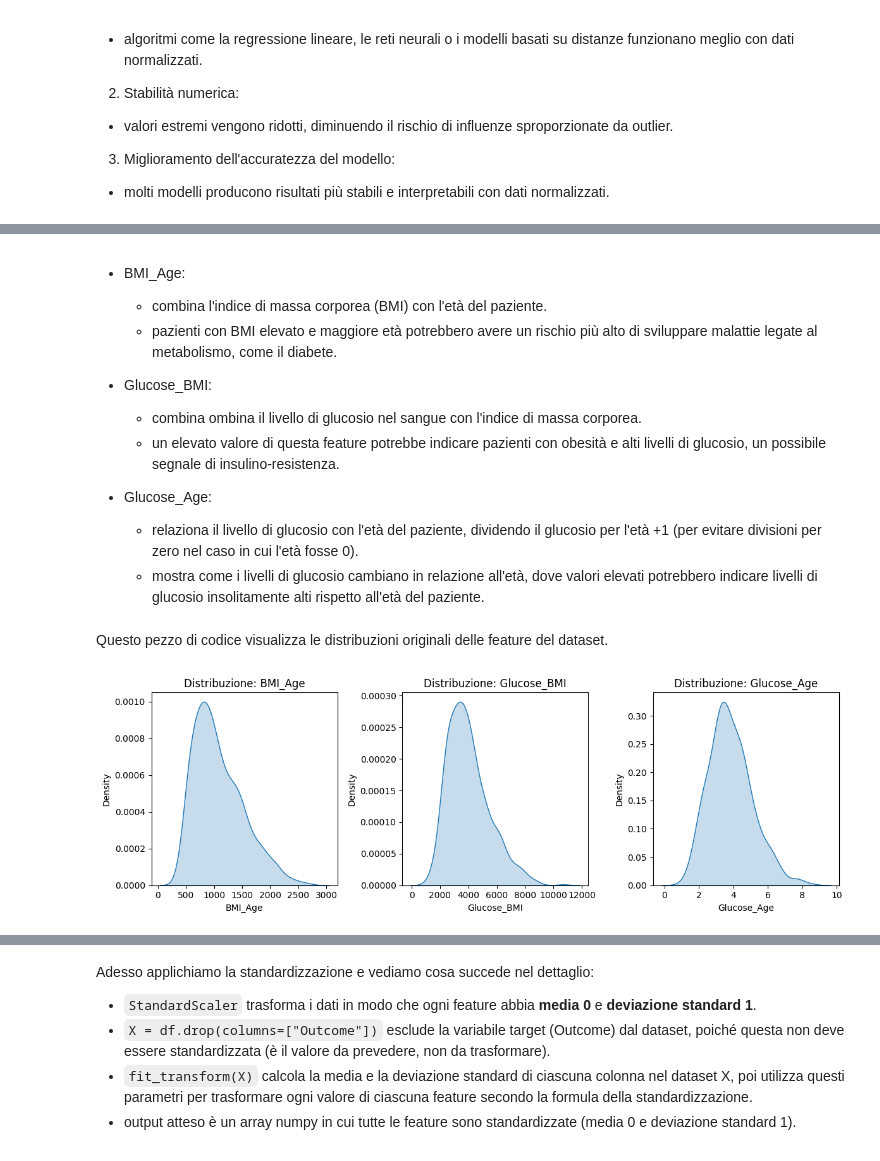
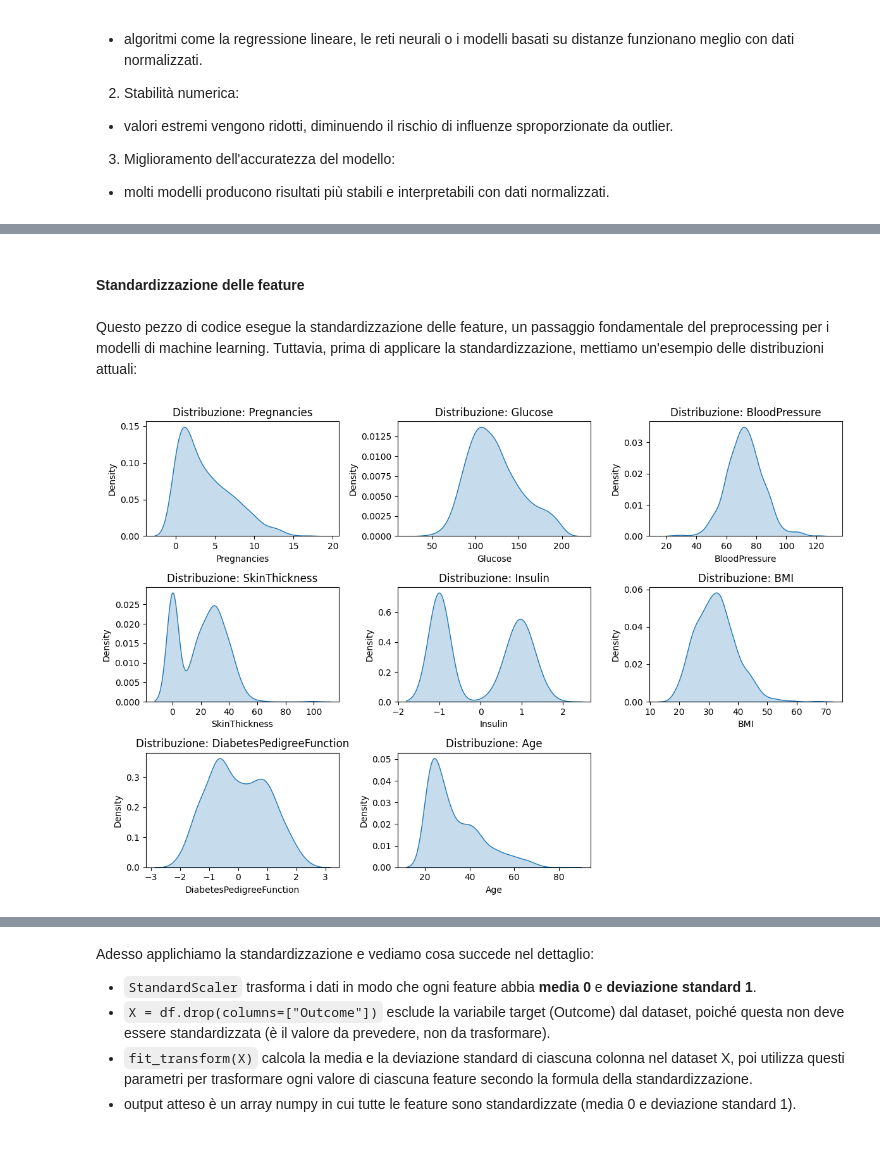
Before and after one commit to oleksandragolub/Progetto-Machine-Learning, a Jupyter notebook: progetto_machine_learning.ipynb, the cells around one changed output, grey strips where cells are left out. Saved outputs shown, nothing was run; the diff lists cells and outputs as text; code cells hidden in the pictures.

Commit message:
miglioramento ordine e osservazioni sulla fase iniziale + preprocessing

```diff
--- a/progetto_machine_learning.ipynb
+++ b/progetto_machine_learning.ipynb
@@ -251,8 +300,0 @@ Questo pezzo di codice crea dei grafici di densità (KDE - Kernel Density Estima
-# %%
-plt.figure(figsize=(12, 8))
-for i, col in enumerate(df.drop(columns=["Outcome"]).columns):
-    plt.subplot(3, 3, i+1)
-    sns.kdeplot(data=df, x=col, fill=True)
-    plt.title(col)
-plt.tight_layout()
-plt.show()
@@ -385,7 +370,7 @@ Passi successivi:
   - **output atteso** stampa il numero di valori nulli presenti nelle colonne dopo la sostituzione dei valori 0.
 # %%
 # Gestione valori mancanti: sostituisco 0 con NaN per le feature critiche
-columns_to_fix = ['Glucose', 'BloodPressure', 'SkinThickness', 'Insulin', 'BMI']
+columns_to_fix = ['Glucose', 'BloodPressure', 'BMI']
 df[columns_to_fix] = df[columns_to_fix].replace(0, np.nan)
 
 print("Valori nulli dopo aver sostituito 0 con NaN:")
@@ -423,8 +423,10 @@ Questo pezzo di codice si occupa dell'imputazione dei valori mancanti (NaN) util
     - `df.isnull().sum()` conta i valori mancanti in ogni colonna dopo l'imputazione per assicurarsi che tutte le celle siano state correttamente riempite.
     - **output atteso** stampa del conteggio dei valori nulli dopo l'imputazione (sovrebbe risultare 0 valori nulli per tutte le colonne in columns_to_fix, indicando che tutti i valori mancanti sono stati sostituiti con stime).
 # %%
-# Imputazione con IterativeImputer
-imputer = IterativeImputer(max_iter=10, random_state=42)
+# Creiamo un IterativeImputer con limiti sui valori minimi
+imputer = IterativeImputer(max_iter=10, random_state=42, min_value=0)  # min_value=0 impedisce valori negativi
+
+# Applichiamo l'imputazione
 df[columns_to_fix] = imputer.fit_transform(df[columns_to_fix])
 
 # Controllo post-imputazione
@@ -509,39 +526,24 @@ Questo pezzo di codice crea nuove feature basate su combinazioni o interazioni t
-# %%
-# Creazione di nuove feature
-df['BMI_Age'] = df['BMI'] * df['Age']
-df['Glucose_BMI'] = df['Glucose'] * df['BMI']
-df['Glucose_Age'] = df['Glucose'] / (df['Age'] + 1)
-# %% [markdown]
-- BMI_Age:
-  - combina l'indice di massa corporea (BMI) con l'età del paziente.
-  - pazienti con BMI elevato e maggiore età potrebbero avere un rischio più alto di sviluppare malattie legate al metabolismo, come il diabete.
-
-- Glucose_BMI:
-  - combina ombina il livello di glucosio nel sangue con l'indice di massa corporea.
-  - un elevato valore di questa feature potrebbe indicare pazienti con obesità e alti livelli di glucosio, un possibile segnale di insulino-resistenza.
-
-- Glucose_Age:
-  - relaziona il livello di glucosio con l'età del paziente, dividendo il glucosio per l'età +1 (per evitare divisioni per zero nel caso in cui l'età fosse 0).
-  - mostra come i livelli di glucosio cambiano in relazione all'età, dove valori elevati potrebbero indicare livelli di glucosio insolitamente alti rispetto all'età del paziente.
-# %% [markdown]
-Questo pezzo di codice visualizza le distribuzioni originali delle feature del dataset.
+# %% [markdown]
+#### **Standardizzazione delle feature**
+# %% [markdown]
+  Questo pezzo di codice esegue la standardizzazione delle feature, un passaggio fondamentale del preprocessing per i modelli di machine learning.
+  Tuttavia, prima di applicare la standardizzazione, mettiamo un'esempio delle distribuzioni attuali:
 # %%
-# Selezioniamo solo le nuove feature
-new_features = ['BMI_Age', 'Glucose_BMI', 'Glucose_Age']
-X_new = df[new_features]
+# Escludiamo solo il target, mantenendo tutte le feature originali
+X_original = df.drop(columns=["Outcome"])
 
-# Impostiamo i subplot per 3 colonne (1 riga)
-plt.figure(figsize=(12, 4))  # Regoliamo la dimensione della figura
-n_cols = len(new_features)  # Numero di colonne (3)
-n_rows = 1  # Una sola riga
+# Calcolo dinamico delle righe necessarie per la disposizione dei subplot
+n_cols = 3  # Numero di colonne nei subplot
+n_rows = int(np.ceil(len(X_original.columns) / n_cols))  # Calcolo del numero di righe necessario
 
-# Visualizziamo le distribuzioni delle nuove feature
-for i, col in enumerate(new_features):
+# Visualizzazione delle distribuzioni delle feature originali
+plt.figure(figsize=(12, 8))
+for i, col in enumerate(X_original.columns):
     plt.subplot(n_rows, n_cols, i + 1)
-    sns.kdeplot(data=X_new, x=col, fill=True)
+    sns.kdeplot(data=X_original, x=col, fill=True)
     plt.title(f"Distribuzione: {col}")
 
 plt.tight_layout()
 plt.show()
 # %% [output]
-[figure, old version]
+[figure, new version]
```
Also changed, not shown: parts of 90 cells of this notebook.
